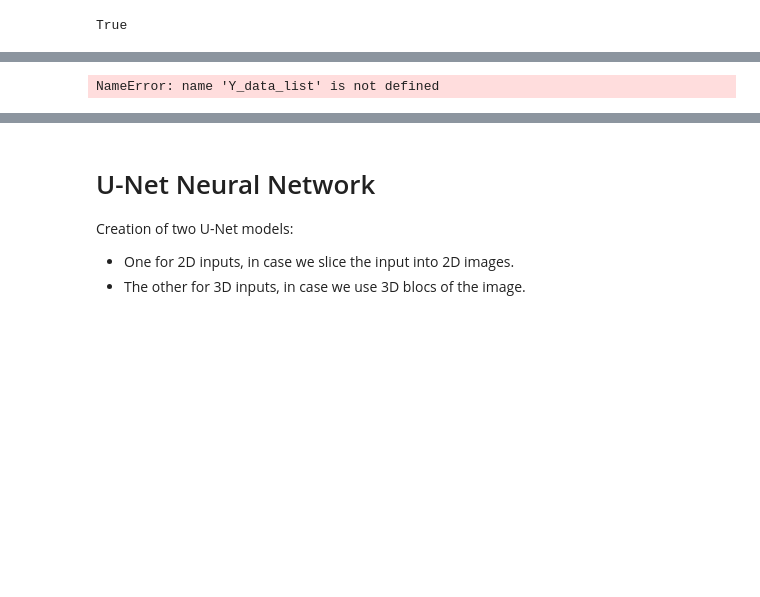
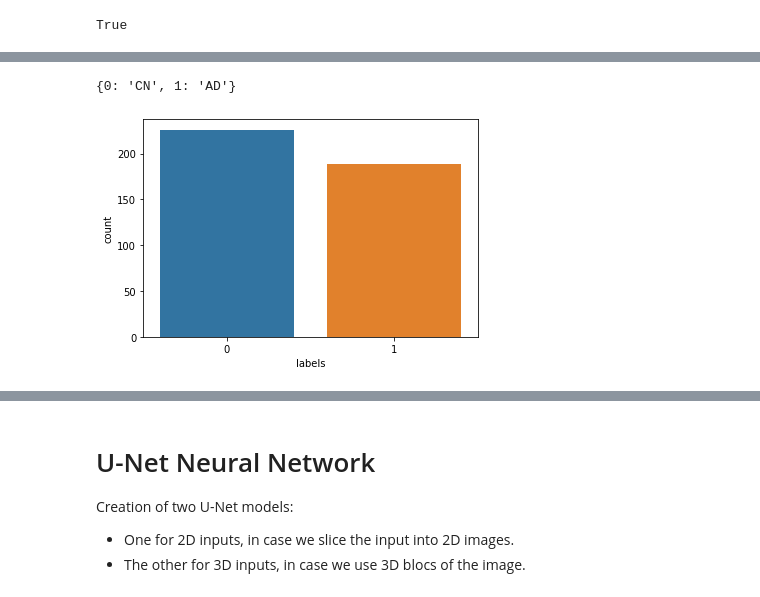
Before and after one commit to hamzaben99/AlzheimerDetection, a Jupyter notebook: alzheimerDetection.ipynb, the cells around one changed output, grey strips where cells are left out. Saved outputs shown, nothing was run; the diff lists cells and outputs as text; code cells hidden in the pictures; blank space fills up the shorter version.

```diff
--- a/alzheimerDetection.ipynb
+++ b/alzheimerDetection.ipynb
@@ -70,7 +70,7 @@ def cut_2D_i(img_n_mmni, axe, idx):
         img_data = np.transpose(img_data, (2, 1, 0)) / 255.0
         img_data = np.transpose(img_data, (1, 0, 2)) / 255.0
     elif axe == "y":
-        cropped_img = img_n_mmni.slicer[:, idx:idx+1,:]
+        cropped_img = img_n_mmni.slicer[45:145, idx:idx+1,35:135] #eliminate black borders
         img_data = cropped_img.get_fdata()
         img_data = np.transpose(img_data, (0, 2, 1)) / 255.0
     elif axe == "z":
@@ -88,7 +88,9 @@ def custom_patch_3D(img_n_mmni, x_tup, y_tup, z_tup):
         return
     else:
         cropped_img = img_n_mmni.slicer[x_tup[0]:x_tup[1], y_tup[0]:y_tup[1], z_tup[0]:z_tup[1]]
-        return cropped_img
+        img_data = cropped_img.get_fdata()
+        img_data.resize(img_data.shape + (1, ))
+        return img_data
 
 # To test thid function
 n_mmni_filename = os.path.join(path, "n_mmni_fADNI_002_S_0295_1.5T_t1w.nii.gz")
@@ -169,21 +171,13 @@ def prepare_X_of_Y(Y):
                 n_test_CN += 1 if Y['Group'][index] == 'CN' else n_test_CN
                 X_test_index.append(index)
             else:
-                for axe in ['x', 'y', 'z']:
-                    if axe =='z':
-                        slice_range = range(72, 88)
-                    #elif axe == 'x':
-                    #    slice_range = range(101, 107)
-                    else:
-                        slice_range = range(101, 107)
-
-                    for i in slice_range:
-                        img_data = cut_2D_i(img_n_mmni, axe, i)
-                        X_data.append(img_data)
-                        if Y['Group'][index] == 'AD':
-                            Y_data.append(1)
-                        elif Y['Group'][index] == 'CN':
-                            Y_data.append(0)
+                for i in range(100, 112):
+                    img_data = cut_2D_i(img_n_mmni, 'y', i)
+                    X_data.append(img_data)
+                    if Y['Group'][index] == 'AD':
+                        Y_data.append(1)
+                    elif Y['Group'][index] == 'CN':
+                        Y_data.append(0)
         else:
             Y.drop(index, inplace=True)
     return np.array(X_data), Y_data, X_test_index
@@ -205,12 +247,13 @@ True
 # %%
 map_characters = {0: 'CN', 1: 'AD'}
 dict_characters=map_characters
 import seaborn as sns
 df = pd.DataFrame()
-df["labels"] = Y_data_list
+df["labels"] = Y_data_list_3D
 lab = df['labels']
 dist = lab.value_counts()
 sns.countplot(lab)
 print(dict_characters)
 # %% [output]
-NameError: name 'Y_data_list' is not defined
+{0: 'CN', 1: 'AD'}
+[figure, added]
```
Also changed, not shown: parts of 18 cells of this notebook.
